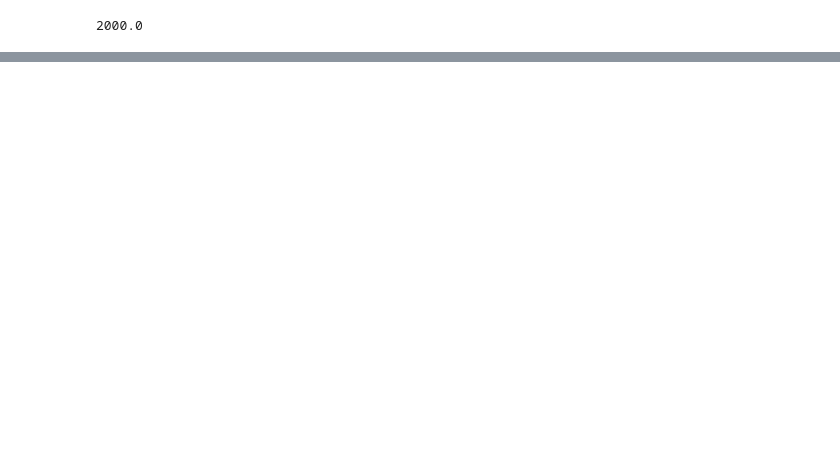
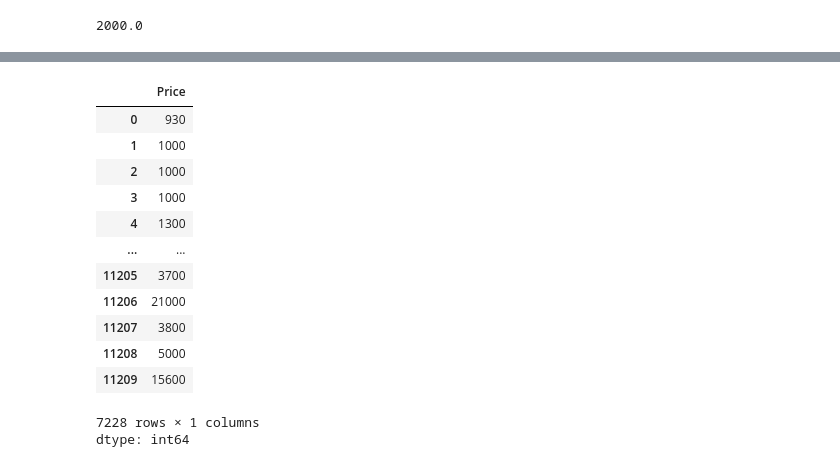
Before and after one commit to leoianati/Projeto-Apartamentos-Impacta, a Jupyter notebook: Conheça_o_Colab.ipynb, the cells around one changed output, grey strips where cells are left out. Cells and saved outputs as stored; diff of their text form; code cells hidden in the pictures; blank space fills up the shorter version.

```diff
--- a/Conheça_o_Colab.ipynb
+++ b/Conheça_o_Colab.ipynb
@@ -96,0 +191,17 @@ df_rent["Price"].median()
+# %%
+Y
+# %% [output]
+|  | Price |
+| 0 | 930 |
+| 1 | 1000 |
+| 2 | 1000 |
+| 3 | 1000 |
+| 4 | 1300 |
+| ... | ... |
+| 11205 | 3700 |
+| 11206 | 21000 |
+| 11207 | 3800 |
+| 11208 | 5000 |
+| 11209 | 15600 |
+7228 rows × 1 columns
+dtype: int64
```
Also changed, not shown: parts of 13 cells of this notebook.
